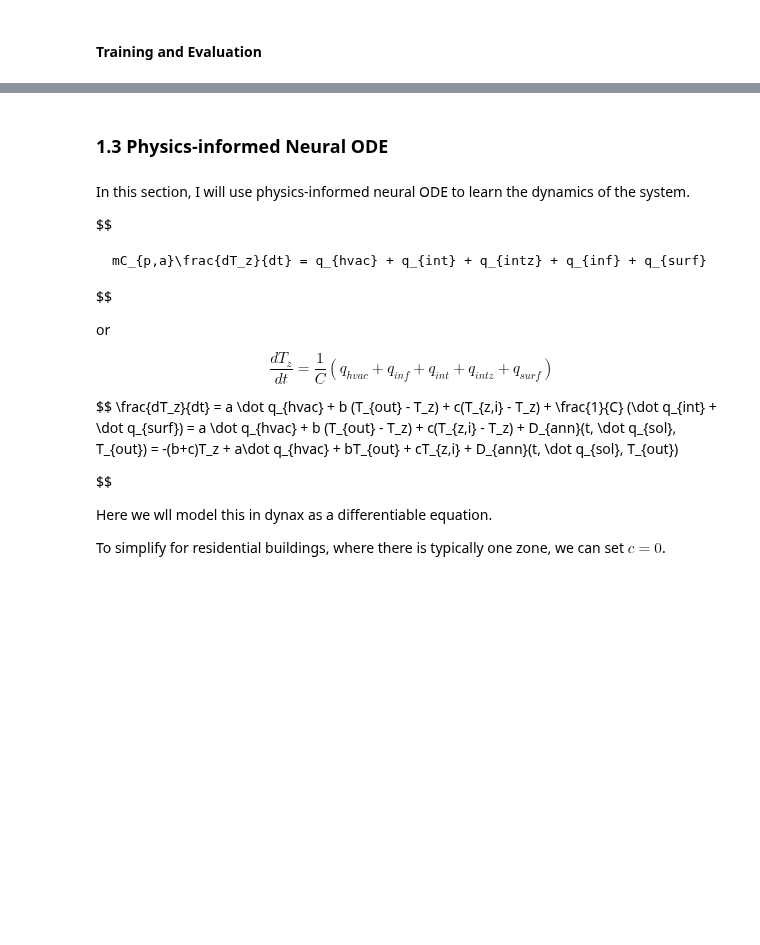
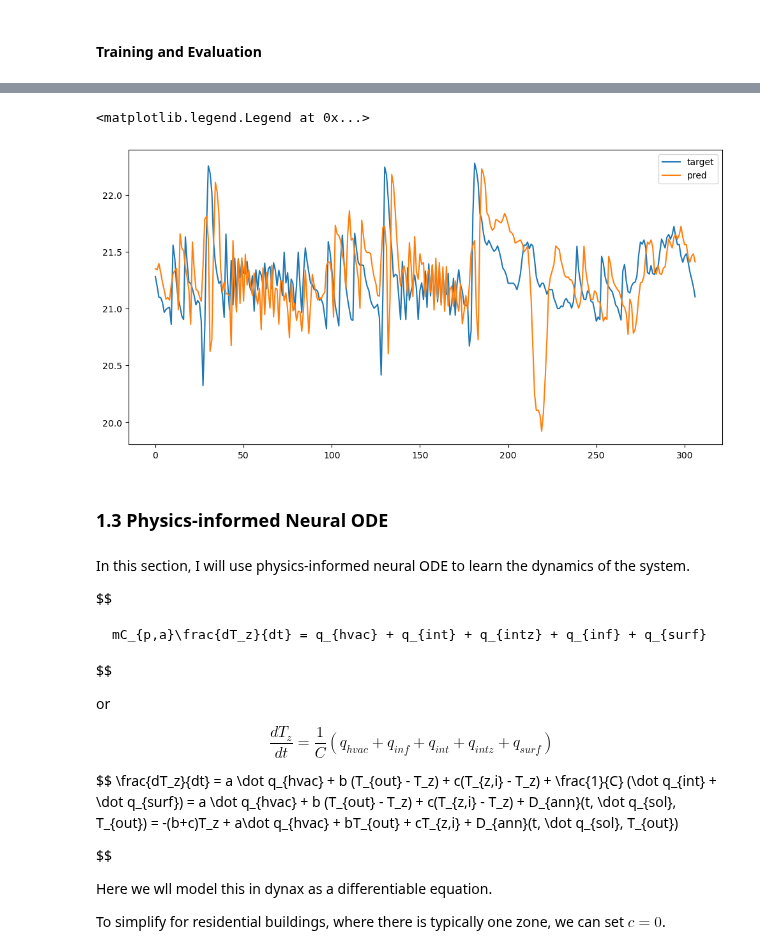
Before and after one commit to YangyangFu/dynax, a Jupyter notebook: cases/cost-comfort/zone-encoder-decoder.ipynb, the cells around one changed output, grey strips where cells are left out. Saved outputs shown, nothing was run; the diff lists cells and outputs as text; code cells hidden in the pictures; blank space fills up the shorter version.

```diff
--- a/cases/cost-comfort/zone-encoder-decoder.ipynb
+++ b/cases/cost-comfort/zone-encoder-decoder.ipynb
@@ -637,8 +697,11 @@ plt.legend()
 # %%
 plt.figure(figsize=(12,6))
-plt.plot(y_test[:,:], label='target')
-plt.plot(y_pred_test[:,:], label='pred')
+plt.plot(target_test[:,3], label='target')
+plt.plot(y_pred_test[:,3], label='pred')
 plt.legend()
+# %% [output]
+<matplotlib.legend.Legend at 0x...>
+[figure, added]
 # %% [markdown]
 ### 1.3 Physics-informed Neural ODE
 # %% [markdown]
```
Also changed, not shown: parts of 21 cells of this notebook, 23 other files.
